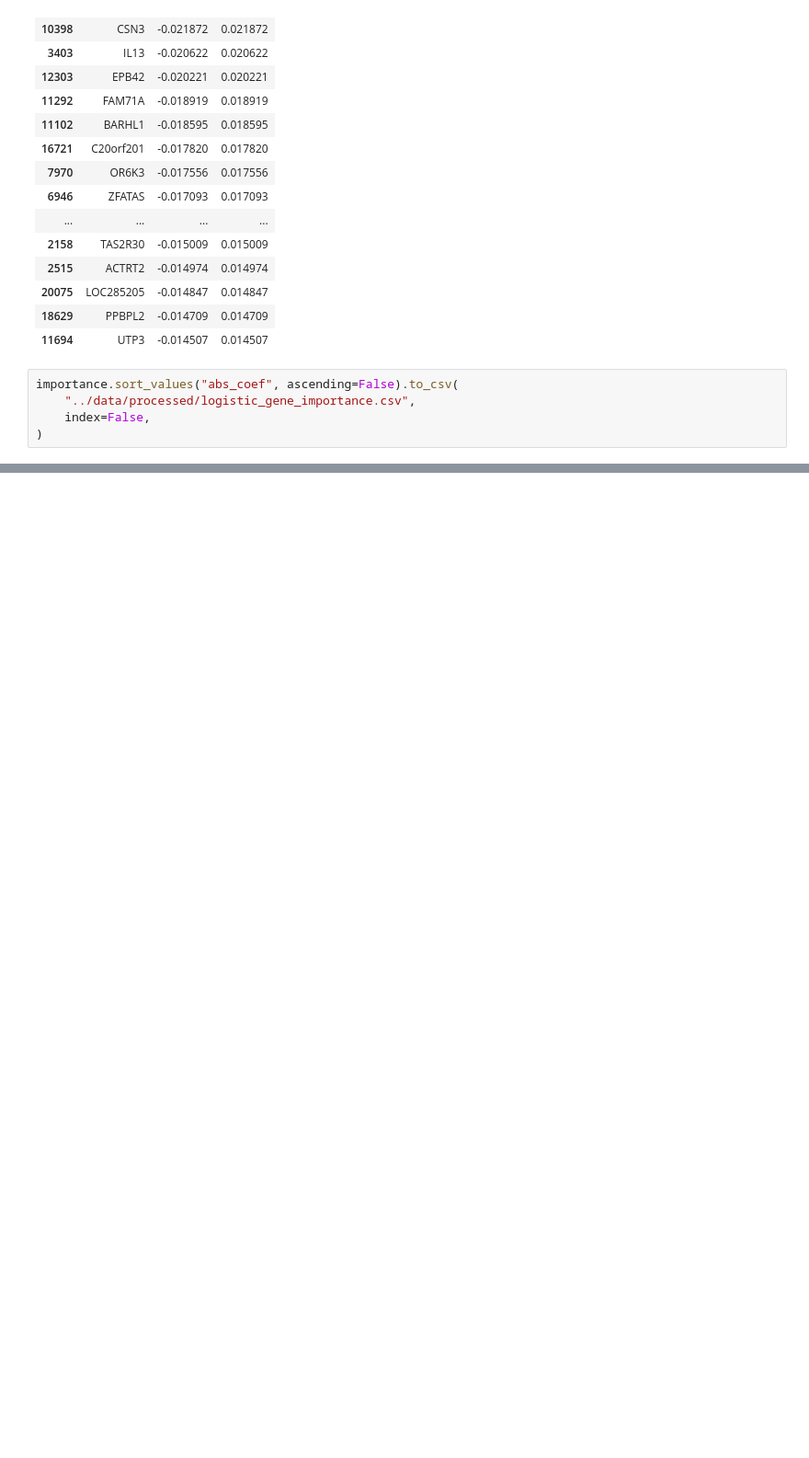
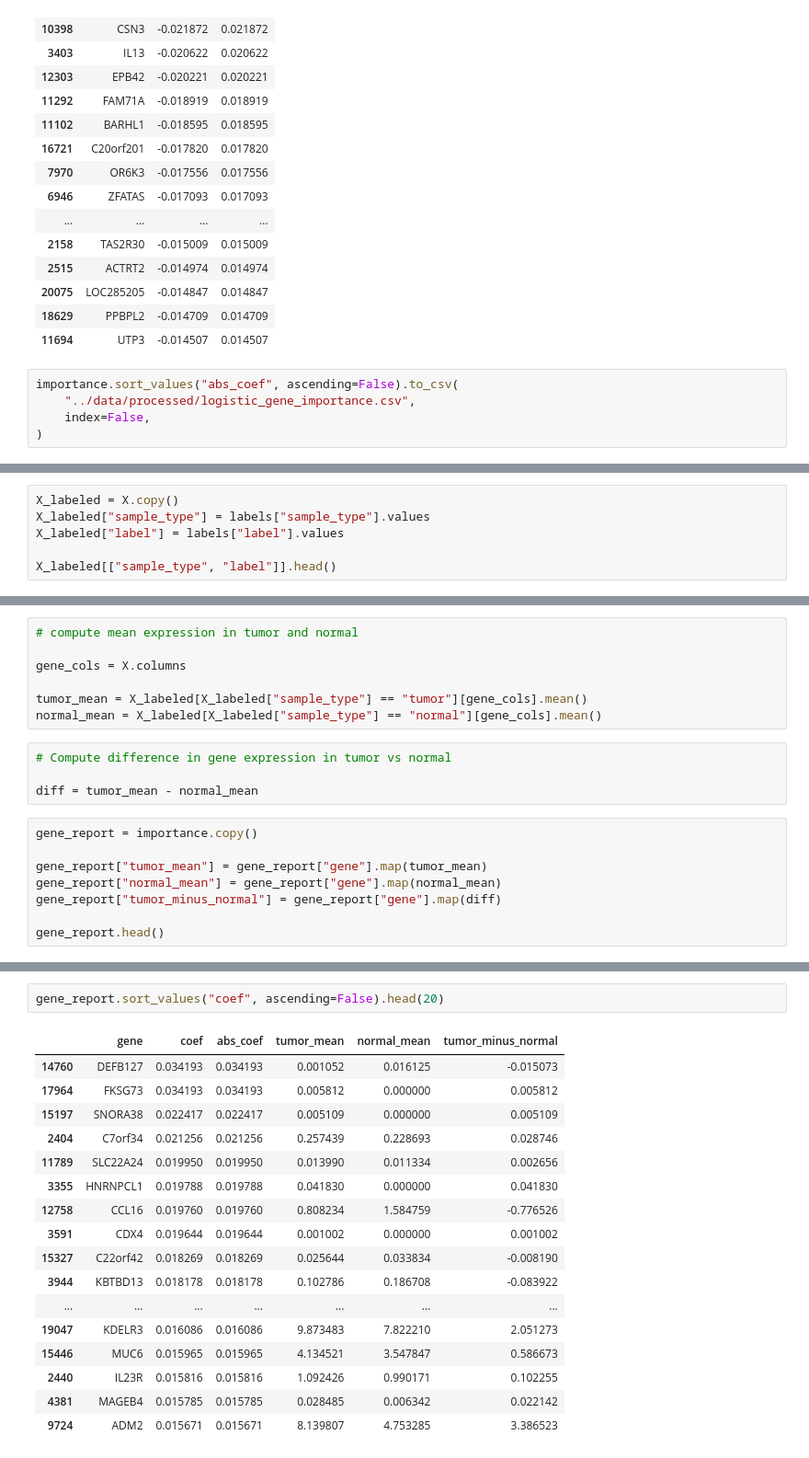
Before and after one commit to aditya-git16/cancer-lab, a Jupyter notebook: notebooks/04_gene_importance.ipynb, the cells around one changed output, grey strips where cells are left out. Shown at 92% size. Drawn from its saved outputs; the diff is of its cells as text; blank space fills up the shorter version.

Commit message:
separate tumor and normal genes

```diff
--- a/notebooks/04_gene_importance.ipynb
+++ b/notebooks/04_gene_importance.ipynb
@@ -108,0 +111,6 @@ importance.sort_values("abs_coef", ascending=False).to_csv(
+# %%
+X_labeled = X.copy()
+X_labeled["sample_type"] = labels["sample_type"].values
+X_labeled["label"] = labels["label"].values
+
+X_labeled[["sample_type", "label"]].head()
@@ -108,0 +124,19 @@ importance.sort_values("abs_coef", ascending=False).to_csv(
+# %%
+# compute mean expression in tumor and normal
+
+gene_cols = X.columns
+
+tumor_mean = X_labeled[X_labeled["sample_type"] == "tumor"][gene_cols].mean()
+normal_mean = X_labeled[X_labeled["sample_type"] == "normal"][gene_cols].mean()
+# %%
+# Compute difference in gene expression in tumor vs normal
+
+diff = tumor_mean - normal_mean
+# %%
+gene_report = importance.copy()
+
+gene_report["tumor_mean"] = gene_report["gene"].map(tumor_mean)
+gene_report["normal_mean"] = gene_report["gene"].map(normal_mean)
+gene_report["tumor_minus_normal"] = gene_report["gene"].map(diff)
+
+gene_report.head()
@@ -108,0 +172,20 @@ importance.sort_values("abs_coef", ascending=False).to_csv(
+# %%
+gene_report.sort_values("coef", ascending=False).head(20)
+# %% [output]
+|  | gene | coef | abs_coef | tumor_mean | normal_mean | tumor_minus_normal |
+| 14760 | DEFB127 | 0.034193 | 0.034193 | 0.001052 | 0.016125 | -0.015073 |
+| 17964 | FKSG73 | 0.034193 | 0.034193 | 0.005812 | 0.000000 | 0.005812 |
+| 15197 | SNORA38 | 0.022417 | 0.022417 | 0.005109 | 0.000000 | 0.005109 |
+| 2404 | C7orf34 | 0.021256 | 0.021256 | 0.257439 | 0.228693 | 0.028746 |
+| 11789 | SLC22A24 | 0.019950 | 0.019950 | 0.013990 | 0.011334 | 0.002656 |
+| 3355 | HNRNPCL1 | 0.019788 | 0.019788 | 0.041830 | 0.000000 | 0.041830 |
+| 12758 | CCL16 | 0.019760 | 0.019760 | 0.808234 | 1.584759 | -0.776526 |
+| 3591 | CDX4 | 0.019644 | 0.019644 | 0.001002 | 0.000000 | 0.001002 |
+| 15327 | C22orf42 | 0.018269 | 0.018269 | 0.025644 | 0.033834 | -0.008190 |
+| 3944 | KBTBD13 | 0.018178 | 0.018178 | 0.102786 | 0.186708 | -0.083922 |
+| ... | ... | ... | ... | ... | ... | ... |
+| 19047 | KDELR3 | 0.016086 | 0.016086 | 9.873483 | 7.822210 | 2.051273 |
+| 15446 | MUC6 | 0.015965 | 0.015965 | 4.134521 | 3.547847 | 0.586673 |
+| 2440 | IL23R | 0.015816 | 0.015816 | 1.092426 | 0.990171 | 0.102255 |
+| 4381 | MAGEB4 | 0.015785 | 0.015785 | 0.028485 | 0.006342 | 0.022142 |
+| 9724 | ADM2 | 0.015671 | 0.015671 | 8.139807 | 4.753285 | 3.386523 |
```
Also changed, not shown: parts of 8 cells of this notebook.
